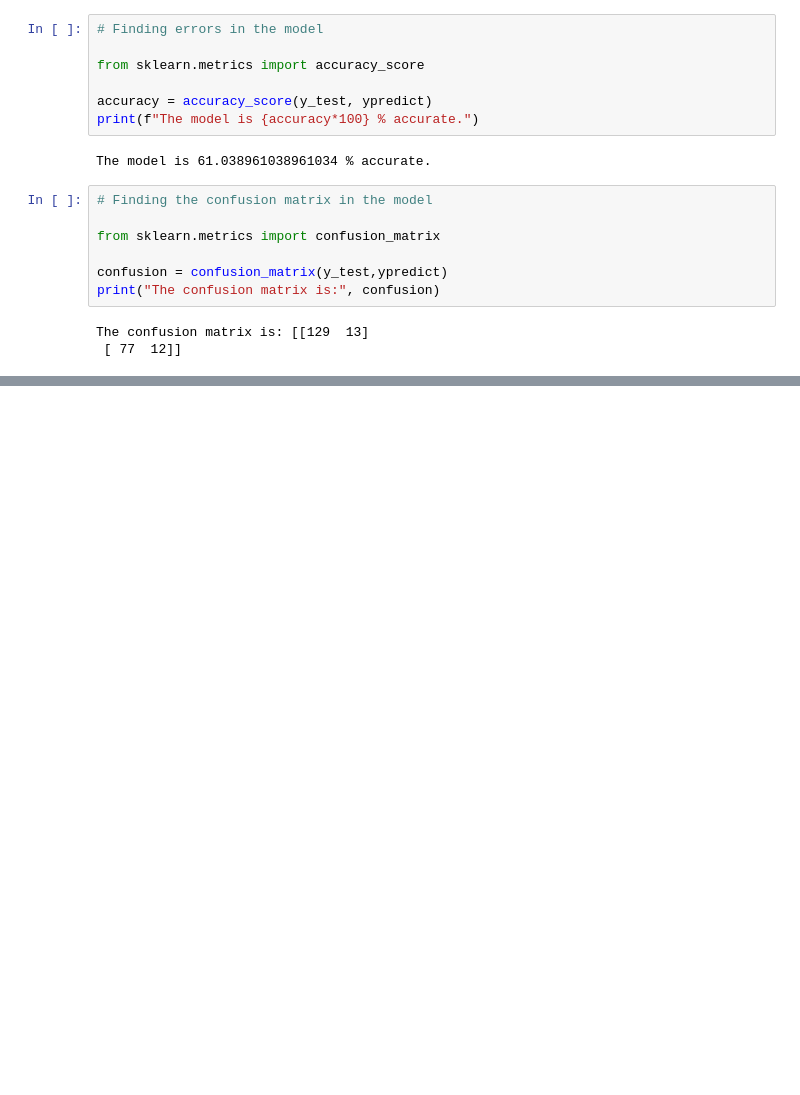
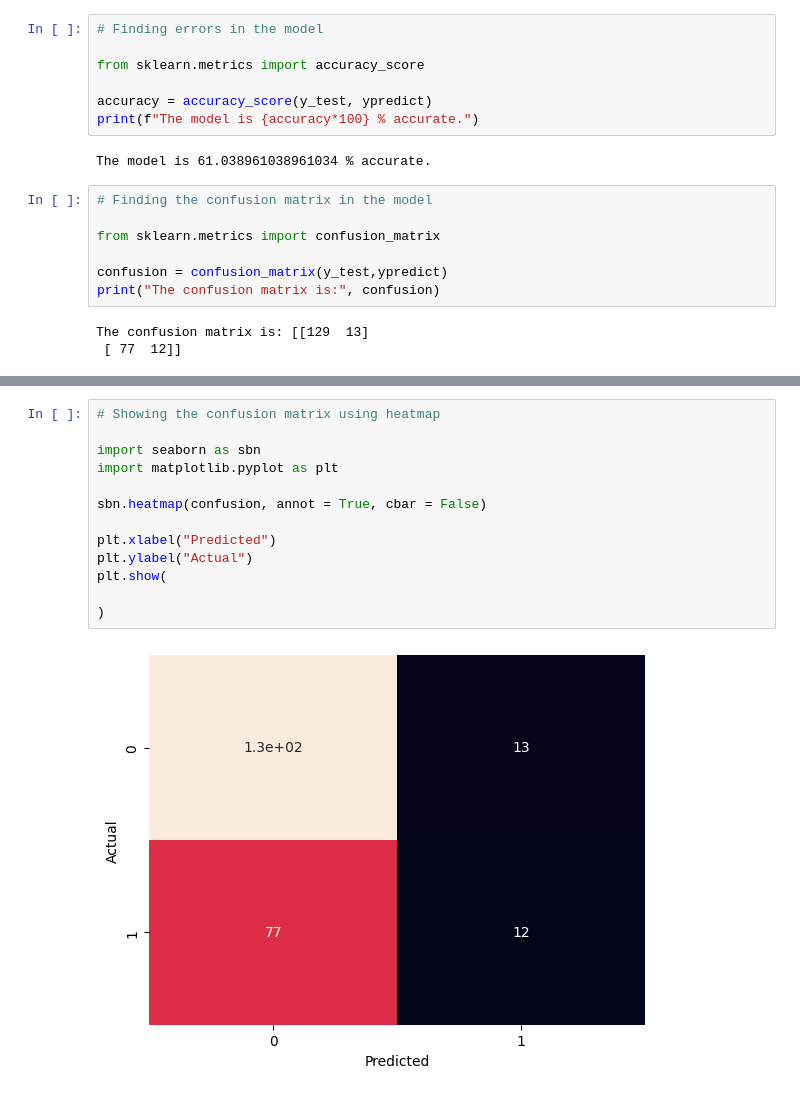
Before and after one commit to bibash21-creator/Jupyternotebook, a Jupyter notebook: Days of Learning ML/machinelearning.ipynb, the cells around one changed output, grey strips where cells are left out. Cells and saved outputs as stored; diff of their text form; blank space fills up the shorter version.

```diff
--- a/Days of Learning ML/machinelearning.ipynb
+++ b/Days of Learning ML/machinelearning.ipynb
@@ -499,0 +522,15 @@ ModuleNotFoundError: No module named 'seaborn'
+# %%
+# Showing the confusion matrix using heatmap
+
+import seaborn as sbn
+import matplotlib.pyplot as plt
+
+sbn.heatmap(confusion, annot = True, cbar = False)
+
+plt.xlabel("Predicted")
+plt.ylabel("Actual")
+plt.show(
+
+)
+# %% [output]
+[figure, added]
```
Also changed, not shown: parts of 79 cells of this notebook, 21 other files.
